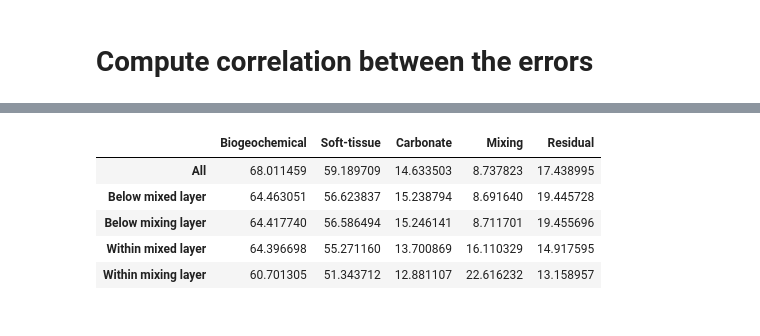
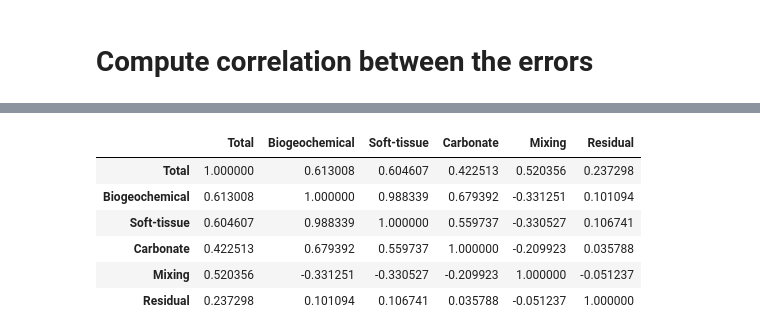
Before and after one commit to OceanParcels/NASTMW_DIC, a Jupyter notebook: analysis/flux_disentanglement.ipynb, the cells around one changed output, grey strips where cells are left out. Drawn from its saved outputs; the diff is of its cells as text; code cells hidden in the pictures.

```diff
--- a/analysis/flux_disentanglement.ipynb
+++ b/analysis/flux_disentanglement.ipynb
@@ -646,0 +234,16 @@ plt.savefig("figures/mean_fluxes.pdf", dpi=300)
+# %%
+for year in tqdm(yeardict.keys()):
+    yeardict[year]["flux_strengts"]["minval_95"] = {}
+    yeardict[year]["flux_strengts"]["minval_95"]['all'] = cumsum_maximum_accounts_for(yeardict[year]['flux_strengts']['total_abs_strength'], 0.95)
+    yeardict[year]["flux_strengts"]["minval_95"]['below_mixed'] = cumsum_maximum_accounts_for(yeardict[year]['flux_strengts']['total_abs_strength'].where(yeardict[year]["masks"]["below_mixed"]), 0.95)
+    yeardict[year]["flux_strengts"]["minval_95"]['below_mixing'] = cumsum_maximum_accounts_for(yeardict[year]['flux_strengts']['total_abs_strength'].where(yeardict[year]["masks"]["below_mixing"]), 0.95)
+    yeardict[year]["flux_strengts"]["minval_95"]['in_mixed'] = cumsum_maximum_accounts_for(yeardict[year]['flux_strengts']['total_abs_strength'].where(~yeardict[year]["masks"]["below_mixed"]), 0.95)
+    yeardict[year]["flux_strengts"]["minval_95"]['in_mixing'] = cumsum_maximum_accounts_for(yeardict[year]['flux_strengts']['total_abs_strength'].where(~yeardict[year]["masks"]["below_mixed"]), 0.95)
+# %%
+for year in tqdm(yeardict.keys()):
+    yeardict[year]["flux_strengts"]["percentile_mask"] = {}
+    yeardict[year]["flux_strengts"]["percentile_mask"]['all'] = yeardict[year]["flux_strengts"]["minval_95"]['all'] * yeardict[year]["flux_strengts"]["total_abs_strength"]
+    yeardict[year]["flux_strengts"]["percentile_mask"]['below_mixed'] = yeardict[year]["flux_strengts"]["minval_95"]['below_mixed'] * yeardict[year]["flux_strengts"]["total_abs_strength"]
+    yeardict[year]["flux_strengts"]["percentile_mask"]['below_mixing'] = yeardict[year]["flux_strengts"]["minval_95"]['below_mixing'] * yeardict[year]["flux_strengts"]["total_abs_strength"]
+    yeardict[year]["flux_strengts"]["percentile_mask"]['in_mixed'] = yeardict[year]["flux_strengts"]["minval_95"]['in_mixed'] * yeardict[year]["flux_strengts"]["total_abs_strength"]
+    yeardict[year]["flux_strengts"]["percentile_mask"]['in_mixing'] = yeardict[year]["flux_strengts"]["minval_95"]['in_mixing'] * yeardict[year]["flux_strengts"]["total_abs_strength"]
@@ -646,0 +292,7 @@ plt.savefig("figures/mean_fluxes.pdf", dpi=300)
+# %%
+for year in tqdm(yeardict.keys()):
+    yeardict[year]['relabs_df'] =  pd.DataFrame(columns=["Biogeochemical", "Soft-tissue", "Carbonate", "Mixing", "Residual"])
+    for pretty_name, name in zip(["All", "Below mixed layer", "Below mixing layer", "In mixed layer", "In mixing layer"], ["all", "below_mixed", "below_mixing", "in_mixed", "in_mixing"]):
+        yeardict[year]['relabs_df'].loc[pretty_name] = pd.Series({
+            process : np.nanmean(yeardict[year]["flux_strengts"]["relabs"][name][process]) for process in yeardict[year]["flux_strengts"]["relabs"][name].keys()
+        })
@@ -699,12 +427,13 @@ plot_correlation_matrix(df_full)
-# %%
-df_relabs_significant_pretty.iloc[:5]
-# %% [output]
-|  | Biogeochemical | Soft-tissue | Carbonate | Mixing | Residual |
-| All | 68.011459 | 59.189709 | 14.633503 | 8.737823 | 17.438995 |
-| Below mixed layer | 64.463051 | 56.623837 | 15.238794 | 8.691640 | 19.445728 |
-| Below mixing layer | 64.417740 | 56.586494 | 15.246141 | 8.711701 | 19.455696 |
-| Within mixed layer | 64.396698 | 55.271160 | 13.700869 | 16.110329 | 14.917595 |
-| Within mixing layer | 60.701305 | 51.343712 | 12.881107 | 22.616232 | 13.158957 |
+# %%
+df_full_all.corr()
+# %% [output]
+|  | Total | Biogeochemical | Soft-tissue | Carbonate | Mixing | Residual |
+| Total | 1.000000 | 0.613008 | 0.604607 | 0.422513 | 0.520356 | 0.237298 |
+| Biogeochemical | 0.613008 | 1.000000 | 0.988339 | 0.679392 | -0.331251 | 0.101094 |
+| Soft-tissue | 0.604607 | 0.988339 | 1.000000 | 0.559737 | -0.330527 | 0.106741 |
+| Carbonate | 0.422513 | 0.679392 | 0.559737 | 1.000000 | -0.209923 | 0.035788 |
+| Mixing | 0.520356 | -0.331251 | -0.330527 | -0.209923 | 1.000000 | -0.051237 |
+| Residual | 0.237298 | 0.101094 | 0.106741 | 0.035788 | -0.051237 | 1.000000 |
 # %%
 fig, axes = plt.subplots(ncols=2, figsize=(9, 3))
 
```
Also changed, not shown: parts of 42 cells of this notebook.
